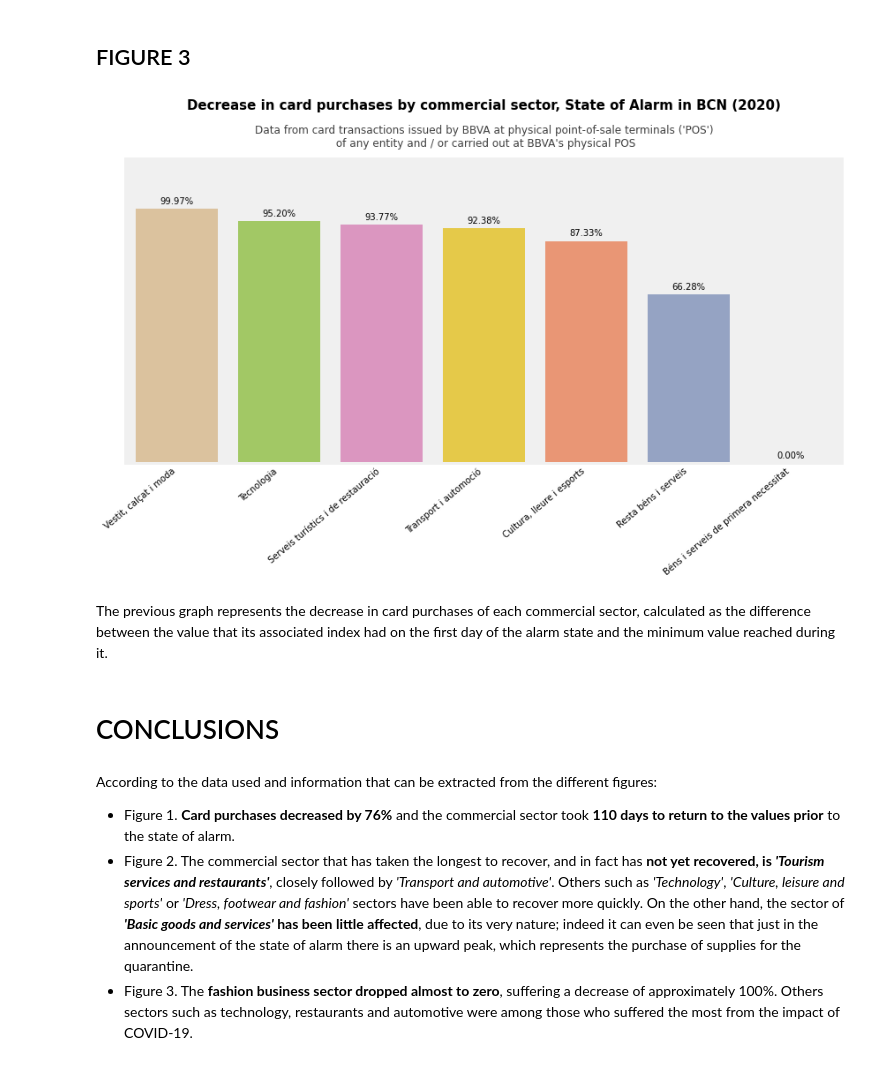
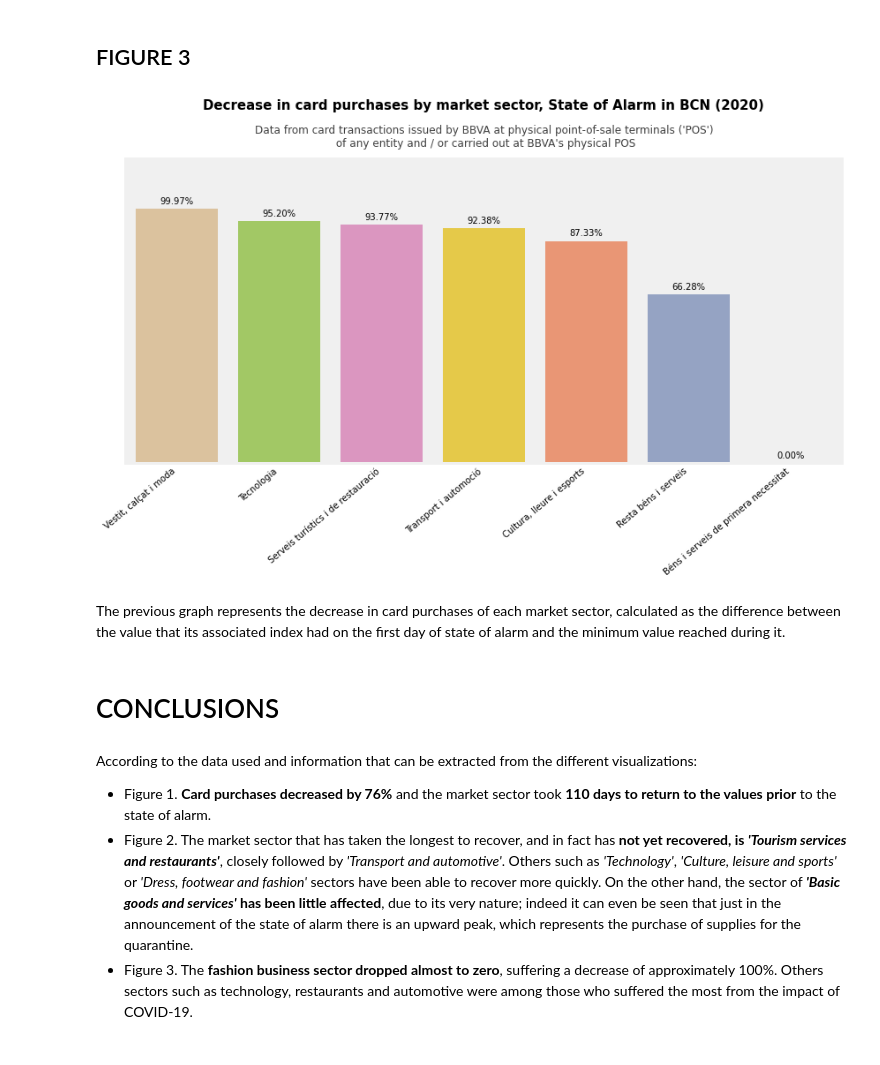
Before and after one commit to Albert-GM/datascience_notebooks, a Jupyter notebook: card_transacions_covid.ipynb, the cells around one changed output. Cells and saved outputs as stored; diff of their text form; code cells hidden in the pictures.

```diff
--- a/card_transacions_covid.ipynb
+++ b/card_transacions_covid.ipynb
@@ -283,49 +283,48 @@ categories = cat_feat.keys()
 df_change = pd.DataFrame({'category': categories, 'percentual_change': l})
 df_change.sort_values(by='percentual_change', inplace=True, ascending=False)
 
-# map the category with the color to match the plot above
+# map category with color to match the plot above
 map_colors = {k:v[0] for (k,v) in cat_feat.items()}
 
 # plot the figure
 fig, ax = plt.subplots(1, 1, figsize = (12,8))
 sns.barplot(x='category', y='percentual_change', data=df_change, palette=map_colors)
 # rotete x-axis labels
 ax.set_xticklabels(ax.get_xticklabels(), rotation=40, ha="right")
 
 # plot the percentatges in the top of the bars
 total = float(len(df_change))
 for p in ax.patches:
     height = p.get_height()
     ax.text(p.get_x()+p.get_width()/2.,
             height + 2,
             '{:1.2f}%'.format(height),
             ha="center")
 
 ax.get_yaxis().set_visible(False) # remove de y axis
 ax.title.set_position([.5, 1.05]) # more space between title and plot
 ax.set_ylim([0, 120])
 
 plt.xlabel('')
 plt.ylabel('Percentage (%)', fontsize=16)
-#plt.title('Decrease in card purchases by economic sector', fontsize=20, weight='bold')
 
 # title and subtitle
-ax.text(x=0.5, y=1.15, s="Decrease in card purchases by commercial sector, State of Alarm in BCN (2020)",
+ax.text(x=0.5, y=1.15, s="Decrease in card purchases by market sector, State of Alarm in BCN (2020)",
         fontsize=15, weight='bold', ha='center', va='bottom',
         transform=ax.transAxes)
 ax.text(x=0.5, y=1.03, s="Data from card transactions issued by BBVA at physical point-of-sale terminals ('POS')\n of any entity and / or carried out at BBVA's physical POS",
         fontsize=12, alpha=0.75, ha='center', va='bottom', transform=ax.transAxes)
 
 plt.tight_layout()
 # %% [output]
-[figure, old version]
+[figure, new version]
 # %% [markdown]
-The previous graph represents the decrease in card purchases of each commercial sector, calculated as the difference between the value that its associated index had on the first day of the alarm state and the minimum value reached during it.
+The previous graph represents the decrease in card purchases of each market sector, calculated as the difference between the value that its associated index had on the first day of state of alarm and the minimum value reached during it.
 # %% [markdown]
 # CONCLUSIONS
 # %% [markdown]
-According to the data used and information that can be extracted from the different figures:
+According to the data used and information that can be extracted from the different visualizations:
 
-- Figure 1. **Card purchases decreased by 76%** and the commercial sector took **110 days to return to the values prior** to the state of alarm.
-- Figure 2. The commercial sector that has taken the longest to recover, and in fact has **not yet recovered, is *'Tourism services and restaurants'***, closely followed by *'Transport and automotive'*. Others such as *'Technology'*, *'Culture, leisure and sports'* or *'Dress, footwear and fashion'*  sectors have been able to recover more quickly. On the other hand, the sector of ***'Basic goods and services'* has been little affected**, due to its very nature; indeed it can even be seen that just in the announcement of the state of alarm there is an upward peak, which represents the purchase of supplies for the quarantine.
+- Figure 1. **Card purchases decreased by 76%** and the market sector took **110 days to return to the values prior** to the state of alarm.
+- Figure 2. The market sector that has taken the longest to recover, and in fact has **not yet recovered, is *'Tourism services and restaurants'***, closely followed by *'Transport and automotive'*. Others such as *'Technology'*, *'Culture, leisure and sports'* or *'Dress, footwear and fashion'*  sectors have been able to recover more quickly. On the other hand, the sector of ***'Basic goods and services'* has been little affected**, due to its very nature; indeed it can even be seen that just in the announcement of the state of alarm there is an upward peak, which represents the purchase of supplies for the quarantine.
 - Figure 3. The **fashion business sector dropped almost to zero**, suffering a decrease of approximately 100%. Others sectors such as technology, restaurants and automotive were among those who suffered the most from the impact of COVID-19.
```
Also changed, not shown: parts of 10 cells of this notebook.
